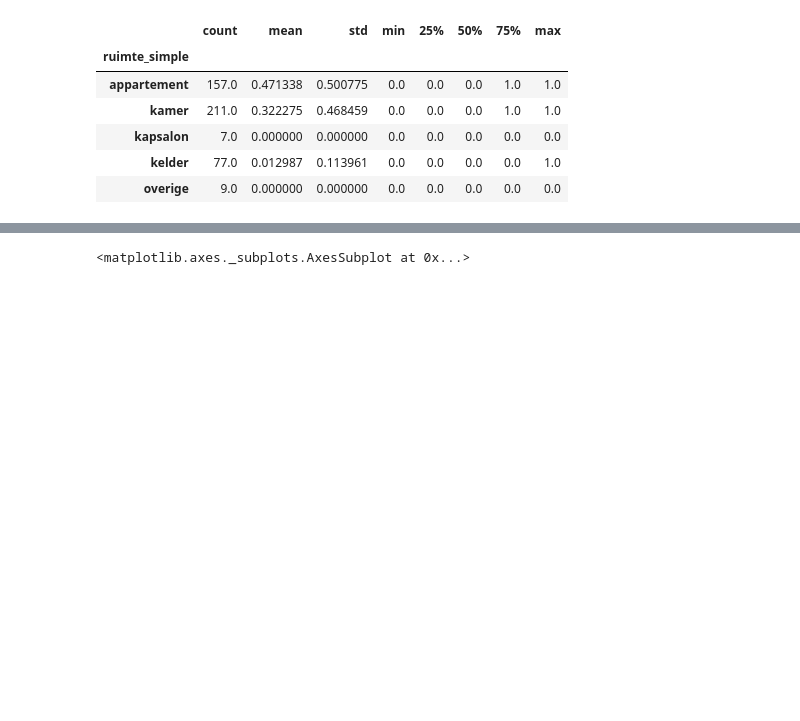
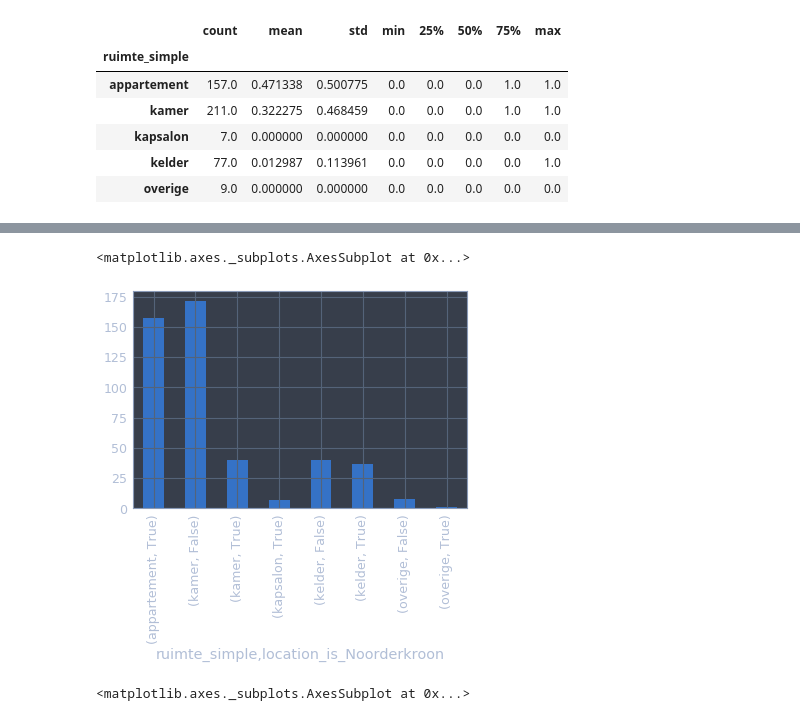
Before and after one commit to esquire900/team-water, a Jupyter notebook: heeft-het-nut/data-tapping-points.ipynb, the cells around one changed output, grey strips where cells are left out. Saved outputs shown, nothing was run; the diff lists cells and outputs as text; code cells hidden in the pictures; blank space fills up the shorter version.

```diff
--- a/heeft-het-nut/data-tapping-points.ipynb
+++ b/heeft-het-nut/data-tapping-points.ipynb
@@ -82,3 +140,8 @@ Logit Regression Results
+# %%
+df_tmp.groupby(['ruimte_simple', 'location_is_Noorderkroon']).count()['id'].plot.bar()
+# %% [output]
+<matplotlib.axes._subplots.AxesSubplot at 0x...>
+[figure, added]
 # %%
 df_tmp.groupby(['tappunt_simple', 'location_is_Noorderkroon']).count()['id'].plot.bar()
 # %% [output]
```
Also changed, not shown: parts of 6 cells of this notebook, 4 other files.
